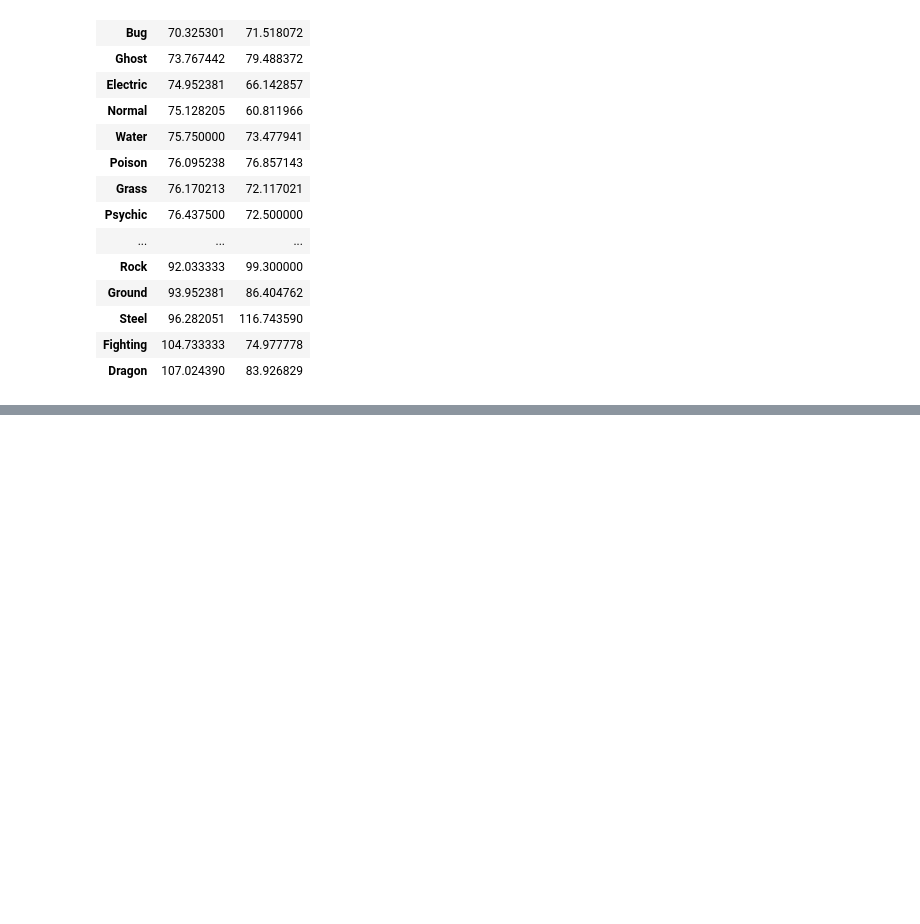
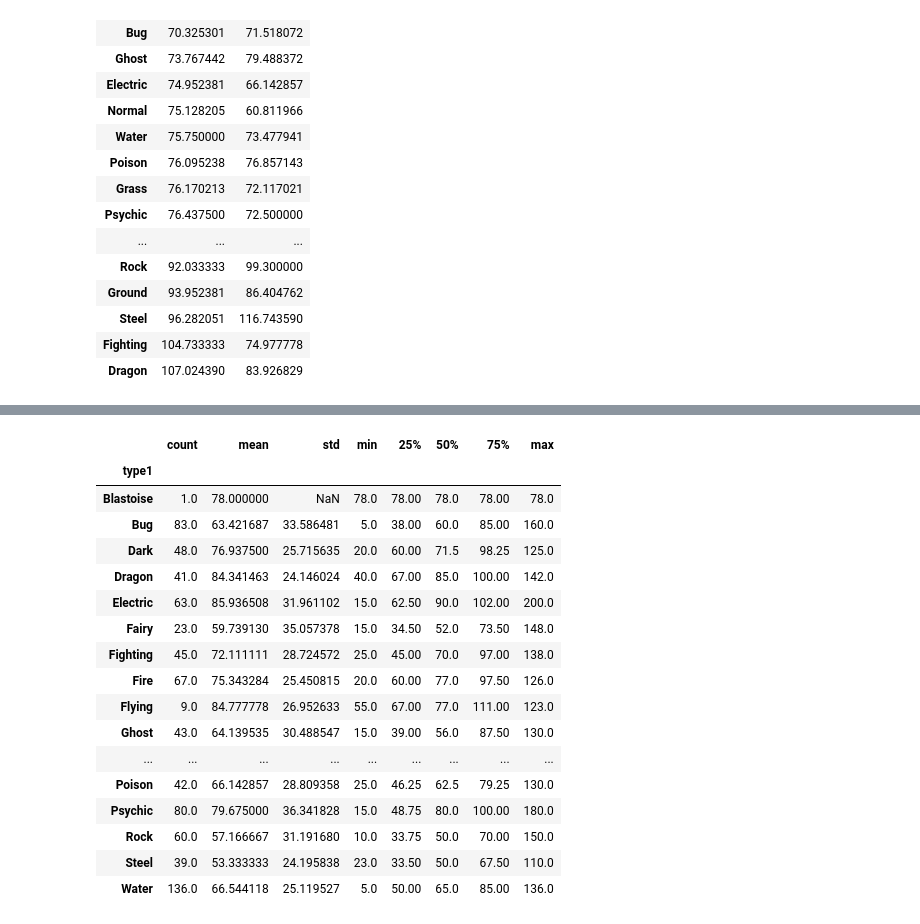
Before and after one commit to octavioduarte/DataScience, a Jupyter notebook: 08-um-pouco-sobre-o-pandas/07-agrupamento.ipynb, the cells around one changed output, grey strips where cells are left out. Cells and saved outputs as stored; diff of their text form; code cells hidden in the pictures; blank space fills up the shorter version.

```diff
--- a/08-um-pouco-sobre-o-pandas/07-agrupamento.ipynb
+++ b/08-um-pouco-sobre-o-pandas/07-agrupamento.ipynb
@@ -105,0 +137,21 @@ df.groupby("type1")[["attack", "defense"]].mean().sort_values(by="attack")
+# %%
+df.groupby("type1")["speed"].describe()
+# %% [output]
+|  | count | mean | std | min | 25% | 50% | 75% | max |
+| type1 |  |  |  |  |  |  |  |  |
+| Blastoise | 1.0 | 78.000000 | NaN | 78.0 | 78.00 | 78.0 | 78.00 | 78.0 |
+| Bug | 83.0 | 63.421687 | 33.586481 | 5.0 | 38.00 | 60.0 | 85.00 | 160.0 |
+| Dark | 48.0 | 76.937500 | 25.715635 | 20.0 | 60.00 | 71.5 | 98.25 | 125.0 |
+| Dragon | 41.0 | 84.341463 | 24.146024 | 40.0 | 67.00 | 85.0 | 100.00 | 142.0 |
+| Electric | 63.0 | 85.936508 | 31.961102 | 15.0 | 62.50 | 90.0 | 102.00 | 200.0 |
+| Fairy | 23.0 | 59.739130 | 35.057378 | 15.0 | 34.50 | 52.0 | 73.50 | 148.0 |
+| Fighting | 45.0 | 72.111111 | 28.724572 | 25.0 | 45.00 | 70.0 | 97.00 | 138.0 |
+| Fire | 67.0 | 75.343284 | 25.450815 | 20.0 | 60.00 | 77.0 | 97.50 | 126.0 |
+| Flying | 9.0 | 84.777778 | 26.952633 | 55.0 | 67.00 | 77.0 | 111.00 | 123.0 |
+| Ghost | 43.0 | 64.139535 | 30.488547 | 15.0 | 39.00 | 56.0 | 87.50 | 130.0 |
+| ... | ... | ... | ... | ... | ... | ... | ... | ... |
+| Poison | 42.0 | 66.142857 | 28.809358 | 25.0 | 46.25 | 62.5 | 79.25 | 130.0 |
+| Psychic | 80.0 | 79.675000 | 36.341828 | 15.0 | 48.75 | 80.0 | 100.00 | 180.0 |
+| Rock | 60.0 | 57.166667 | 31.191680 | 10.0 | 33.75 | 50.0 | 70.00 | 150.0 |
+| Steel | 39.0 | 53.333333 | 24.195838 | 23.0 | 33.50 | 50.0 | 67.50 | 110.0 |
+| Water | 136.0 | 66.544118 | 25.119527 | 5.0 | 50.00 | 65.0 | 85.00 | 136.0 |
```
Also changed, not shown: parts of 3 cells of this notebook.
